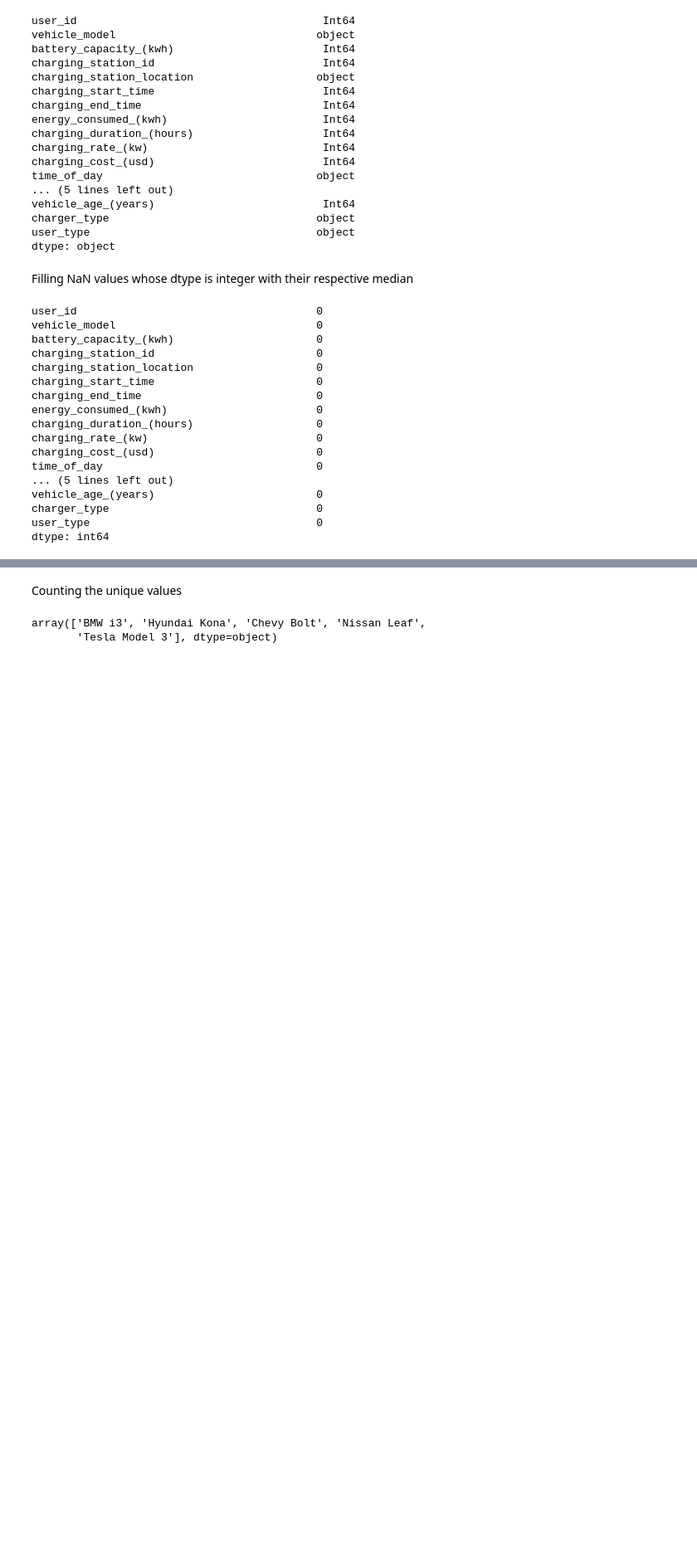
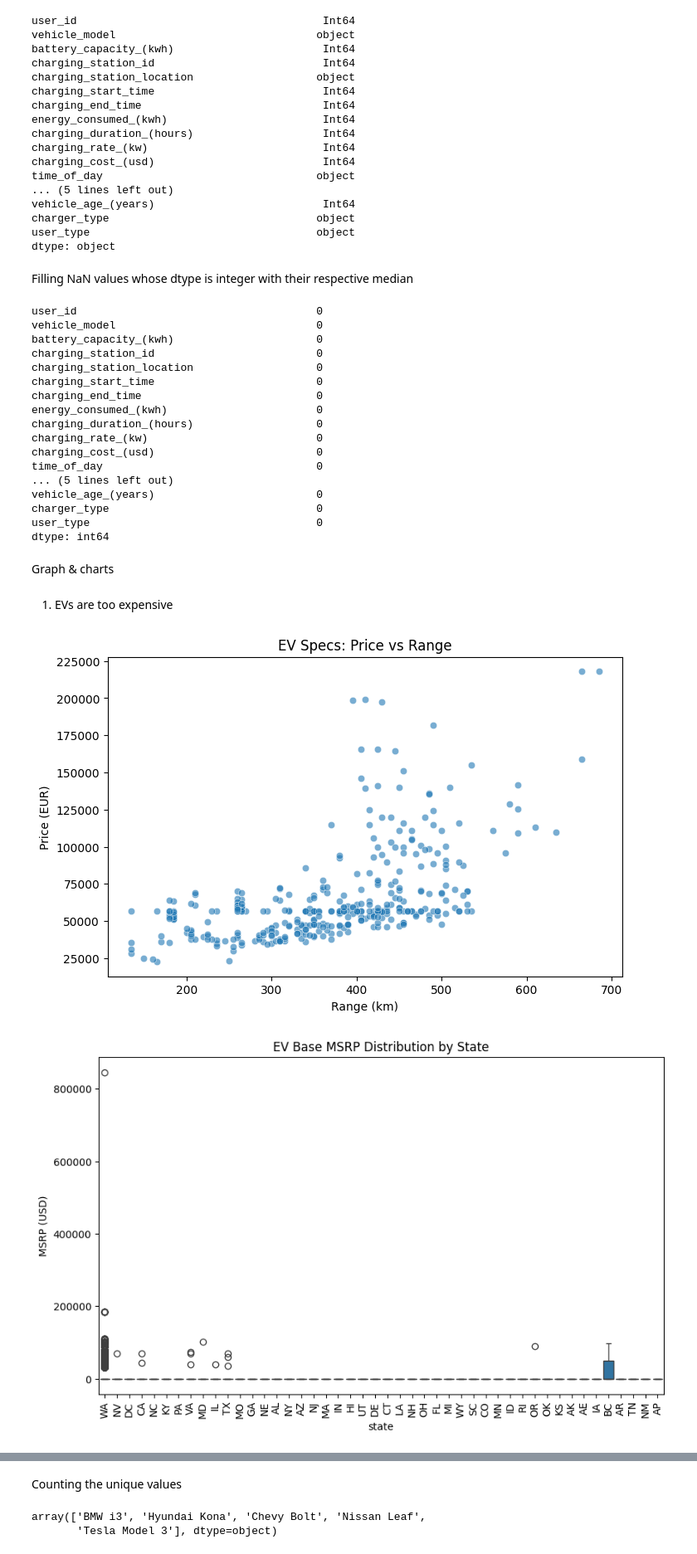
Before and after one commit to AnshikaSolanki3005/Spatio-Temporal-EV-Adoption-Forecasting-Project, a Jupyter notebook: notebook/01_exploratory_analysis.ipynb, the cells around one changed output, grey strips where cells are left out. Shown at 83% size. Cells and saved outputs as stored; diff of their text form; code cells hidden in the pictures; blank space fills up the shorter version.

```diff
--- a/notebook/01_exploratory_analysis.ipynb
+++ b/notebook/01_exploratory_analysis.ipynb
@@ -160,6 +147,7 @@ Converting the German Price into USD
 # %%
 exchange_rate = 1.08
 df1['price_usd_estimated'] = df1['price.de.'] * exchange_rate
+df1['price_usd_estimated'] = df1['price_usd_estimated'].round(0).astype('Int64')
 # %%
 df1.head(3)
 # %% [output]
@@ -233,0 +188,4 @@ df1.to_csv("/workspaces/Spatio-Temporal-EV-Adoption-Forecasting-Project/data/pro
+# %%
+df1['fast_charge']=df1['fast_charge'].fillna(df1['fast_charge'].median())
+df1['price.de.']=df1['price.de.'].fillna(df1['price.de.'].median())
+df1['price_usd_estimated']=df1['price_usd_estimated'].fillna(df1['price_usd_estimated'].median())
@@ -574,3 +466,26 @@ vehicle_age_(years)                         0
 charger_type                                0
 user_type                                   0
 dtype: int64
+# %% [markdown]
+Graph & charts
+# %% [markdown]
+1. EVs are too expensive
+# %%
+# Distribution of Price vs Range (df1 specs)
+plt.figure(figsize=(8,5))
+sns.scatterplot(x="range", y="price.de.", data=df1, alpha=0.6)
+plt.title("EV Specs: Price vs Range")
+plt.xlabel("Range (km)")
+plt.ylabel("Price (EUR)")
+plt.show()
+
+# MSRP distribution by state (df2 adoption)
+plt.figure(figsize=(10,6))
+sns.boxplot(x="state", y="base_msrp", data=df2)
+plt.xticks(rotation=90)
+plt.title("EV Base MSRP Distribution by State")
+plt.ylabel("MSRP (USD)")
+plt.show()
+# %% [output]
+[figure, added]
+[figure, added]
```
Also changed, not shown: parts of 66 cells of this notebook, 3 other files.
